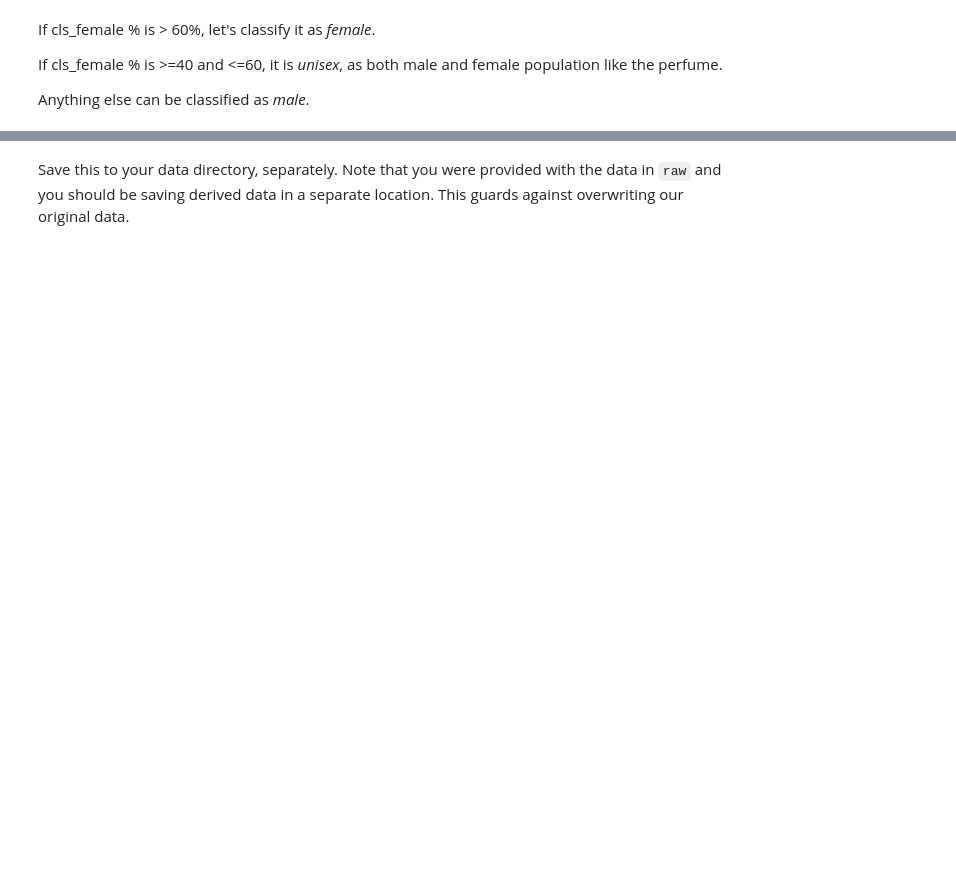
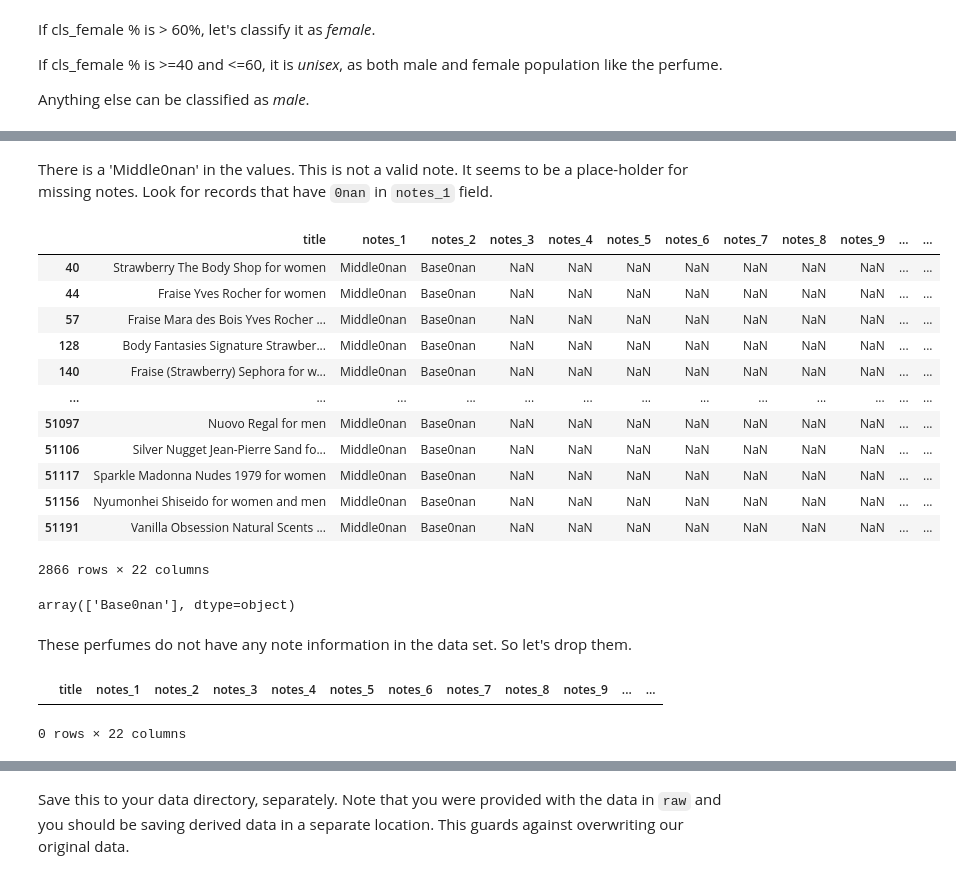
Before and after one commit to rporuthur/Springboard, a Jupyter notebook: SecondCapstone/notebook/2_Data_Wrangling.ipynb, the cells around one changed output, grey strips where cells are left out. Drawn from its saved outputs; the diff is of its cells as text; code cells hidden in the pictures; blank space fills up the shorter version.

```diff
--- a/SecondCapstone/notebook/2_Data_Wrangling.ipynb
+++ b/SecondCapstone/notebook/2_Data_Wrangling.ipynb
@@ -718,0 +368,27 @@ df.head()
+# %% [markdown]
+There is a 'Middle0nan' in the values. This is not a valid note. It seems to be a place-holder for missing notes.
+Look for records that have `0nan` in `notes_1` field.
+# %%
+# Is there 'Middle0nan' in the field?
+df[['Middle0nan' in x for x in df['notes_1']]]
+# %% [output]
+|  | title | notes_1 | notes_2 | notes_3 | notes_4 | notes_5 | notes_6 | notes_7 | notes_8 | notes_9 | ... | ... |
+| 40 | Strawberry The Body Shop for women | Middle0nan | Base0nan | NaN | NaN | NaN | NaN | NaN | NaN | NaN | ... | ... |
+| 44 | Fraise Yves Rocher for women | Middle0nan | Base0nan | NaN | NaN | NaN | NaN | NaN | NaN | NaN | ... | ... |
+| 57 | Fraise Mara des Bois Yves Rocher ... | Middle0nan | Base0nan | NaN | NaN | NaN | NaN | NaN | NaN | NaN | ... | ... |
+| 128 | Body Fantasies Signature Strawber... | Middle0nan | Base0nan | NaN | NaN | NaN | NaN | NaN | NaN | NaN | ... | ... |
+| 140 | Fraise (Strawberry) Sephora for w... | Middle0nan | Base0nan | NaN | NaN | NaN | NaN | NaN | NaN | NaN | ... | ... |
+| ... | ... | ... | ... | ... | ... | ... | ... | ... | ... | ... | ... | ... |
+| 51097 | Nuovo Regal for men | Middle0nan | Base0nan | NaN | NaN | NaN | NaN | NaN | NaN | NaN | ... | ... |
+| 51106 | Silver Nugget Jean-Pierre Sand fo... | Middle0nan | Base0nan | NaN | NaN | NaN | NaN | NaN | NaN | NaN | ... | ... |
+| 51117 | Sparkle Madonna Nudes 1979 for women | Middle0nan | Base0nan | NaN | NaN | NaN | NaN | NaN | NaN | NaN | ... | ... |
+| 51156 | Nyumonhei Shiseido for women and men | Middle0nan | Base0nan | NaN | NaN | NaN | NaN | NaN | NaN | NaN | ... | ... |
+| 51191 | Vanilla Obsession Natural Scents ... | Middle0nan | Base0nan | NaN | NaN | NaN | NaN | NaN | NaN | NaN | ... | ... |
+2866 rows × 22 columns
+# %%
+# What are the values in `notes_2` column in such cases?
+df[df.notes_1.str.contains('Middle0nan')].notes_2.unique()
+# %% [output]
+array(['Base0nan'], dtype=object)
+# %% [markdown]
+These perfumes do not have any note information in the data set. So let's drop them.
@@ -718,0 +397,6 @@ df.head()
+# %%
+# verify
+df[df.notes_1.str.contains('Middle0nan')]
+# %% [output]
+|  | title | notes_1 | notes_2 | notes_3 | notes_4 | notes_5 | notes_6 | notes_7 | notes_8 | notes_9 | ... | ... |
+0 rows × 22 columns
```
Also changed, not shown: parts of 177 cells of this notebook.
